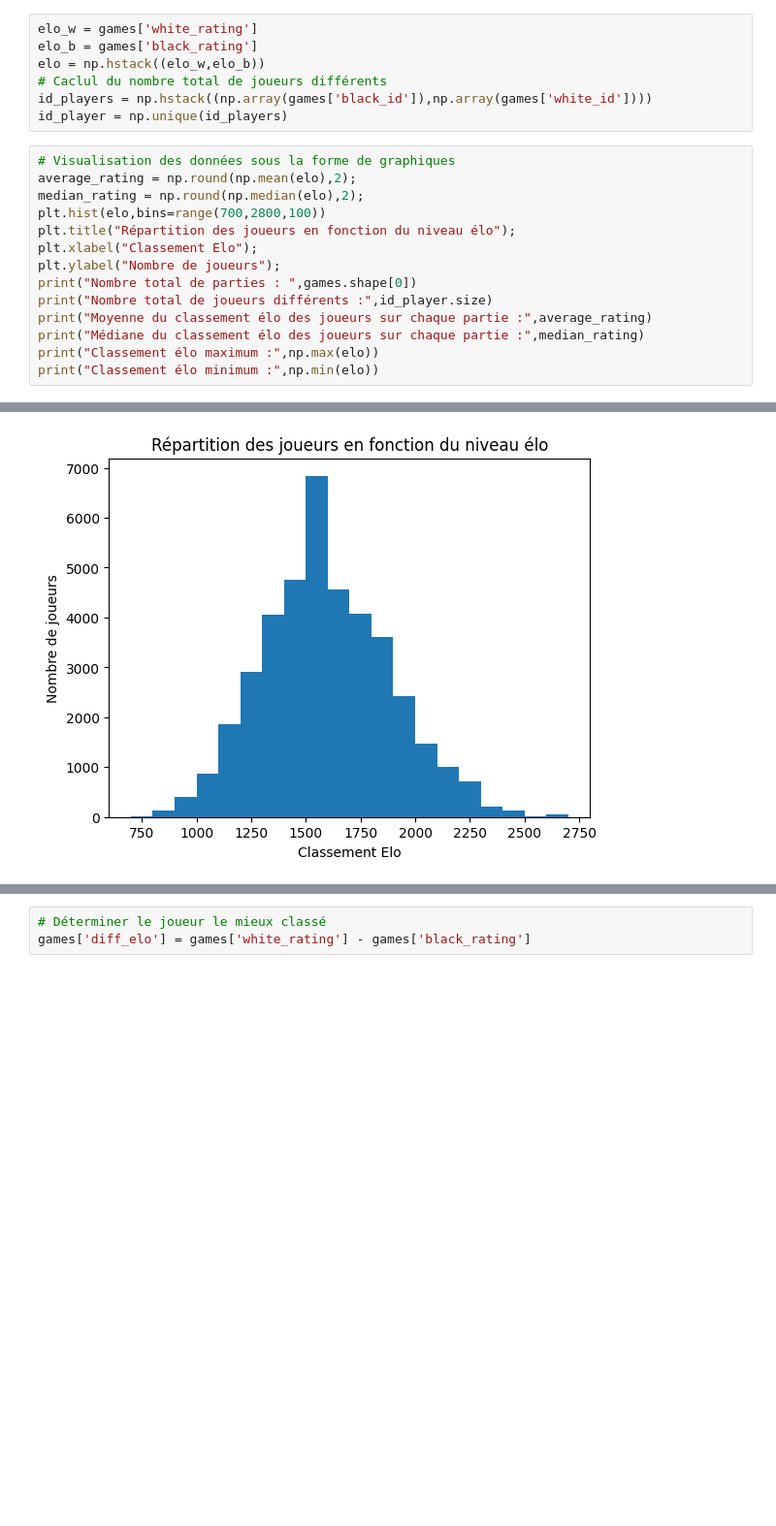
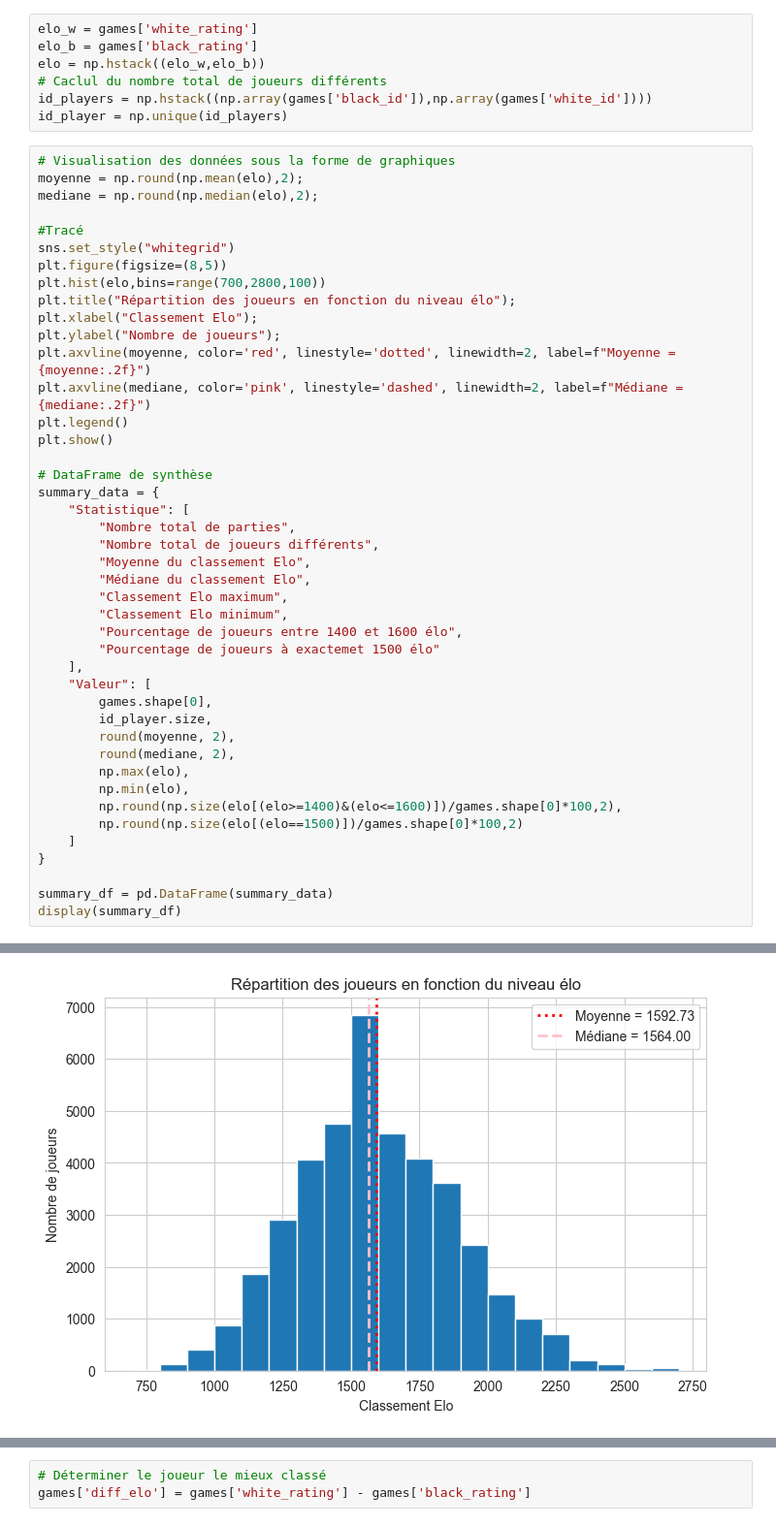
Before and after one commit to IdrissG94/Lichess-Dataset-Exploration, a Jupyter notebook: data_exploration.ipynb, the cells around one changed output, grey strips where cells are left out. Shown: that part at 97% size. Cells and saved outputs as stored; diff of their text form; blank space fills up the shorter version.

```diff
--- a/data_exploration.ipynb
+++ b/data_exploration.ipynb
@@ -16,16 +37,45 @@ id_players = np.hstack((np.array(games['black_id']),np.array(games['white_id']))
 id_player = np.unique(id_players)
 # %%
 # Visualisation des données sous la forme de graphiques
-average_rating = np.round(np.mean(elo),2);
-median_rating = np.round(np.median(elo),2);
+moyenne = np.round(np.mean(elo),2);
+mediane = np.round(np.median(elo),2);
+
+#Tracé
+sns.set_style("whitegrid")
+plt.figure(figsize=(8,5))
 plt.hist(elo,bins=range(700,2800,100))
 plt.title("Répartition des joueurs en fonction du niveau élo");
 plt.xlabel("Classement Elo");
 plt.ylabel("Nombre de joueurs");
-print("Nombre total de parties : ",games.shape[0])
-print("Nombre total de joueurs différents :",id_player.size)
-print("Moyenne du classement élo des joueurs sur chaque partie :",average_rating)
-print("Médiane du classement élo des joueurs sur chaque partie :",median_rating)
-print("Classement élo maximum :",np.max(elo))
-print("Classement élo minimum :",np.min(elo))
+plt.axvline(moyenne, color='red', linestyle='dotted', linewidth=2, label=f"Moyenne = {moyenne:.2f}")
+plt.axvline(mediane, color='pink', linestyle='dashed', linewidth=2, label=f"Médiane = {mediane:.2f}")
+plt.legend()
+plt.show()
+
+# DataFrame de synthèse
+summary_data = {
+    "Statistique": [
+        "Nombre total de parties",
+        "Nombre total de joueurs différents",
+        "Moyenne du classement Elo",
+        "Médiane du classement Elo",
+        "Classement Elo maximum",
+        "Classement Elo minimum",
+        "Pourcentage de joueurs entre 1400 et 1600 élo",
+        "Pourcentage de joueurs à exactemet 1500 élo"
+    ],
+    "Valeur": [
+        games.shape[0],
+        id_player.size,
+        round(moyenne, 2),
+        round(mediane, 2),
+        np.max(elo),
+        np.min(elo),
+        np.round(np.size(elo[(elo>=1400)&(elo<=1600)])/games.shape[0]*100,2),
+        np.round(np.size(elo[(elo==1500)])/games.shape[0]*100,2)
+    ]
+}
+
+summary_df = pd.DataFrame(summary_data)
+display(summary_df)
 # %% [output]
@@ -38 +82 @@ Classement élo minimum : 784
-[figure, old version]
+[figure, new version]
```
Also changed, not shown: parts of 11 cells of this notebook.
